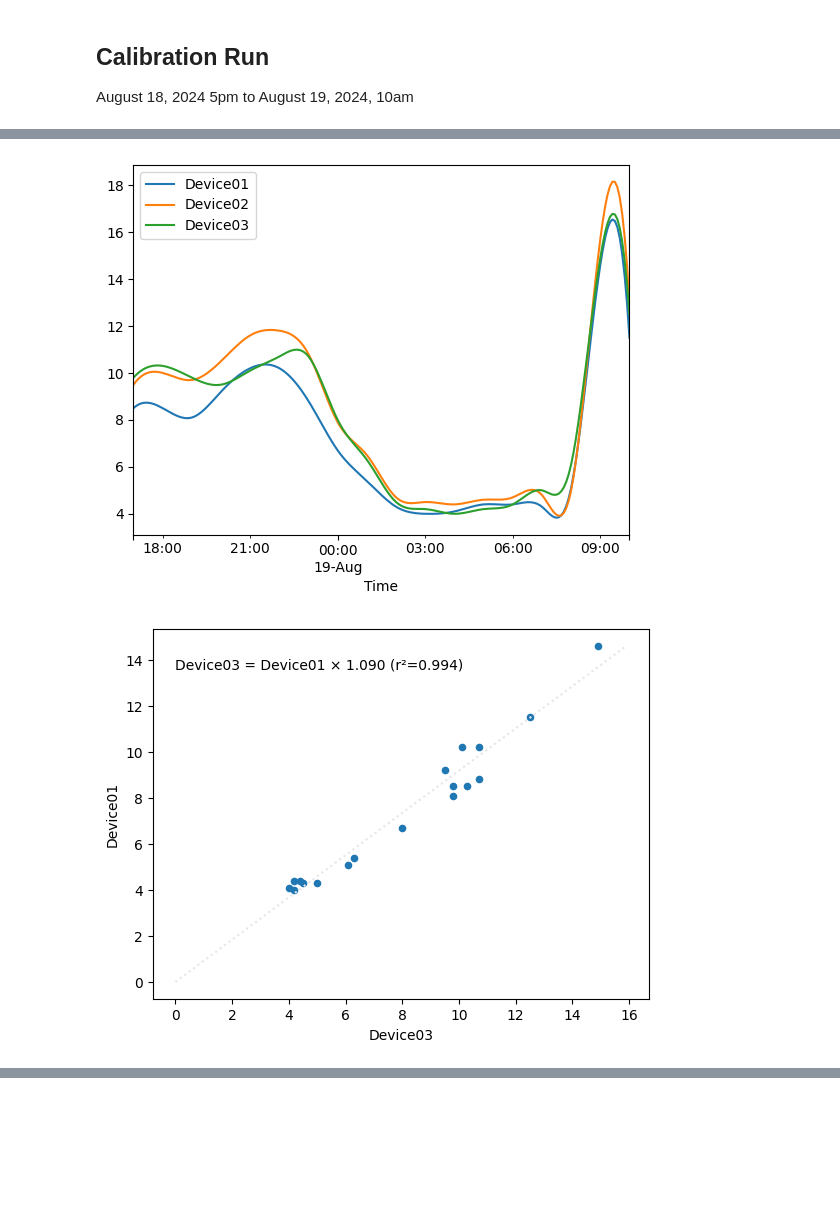
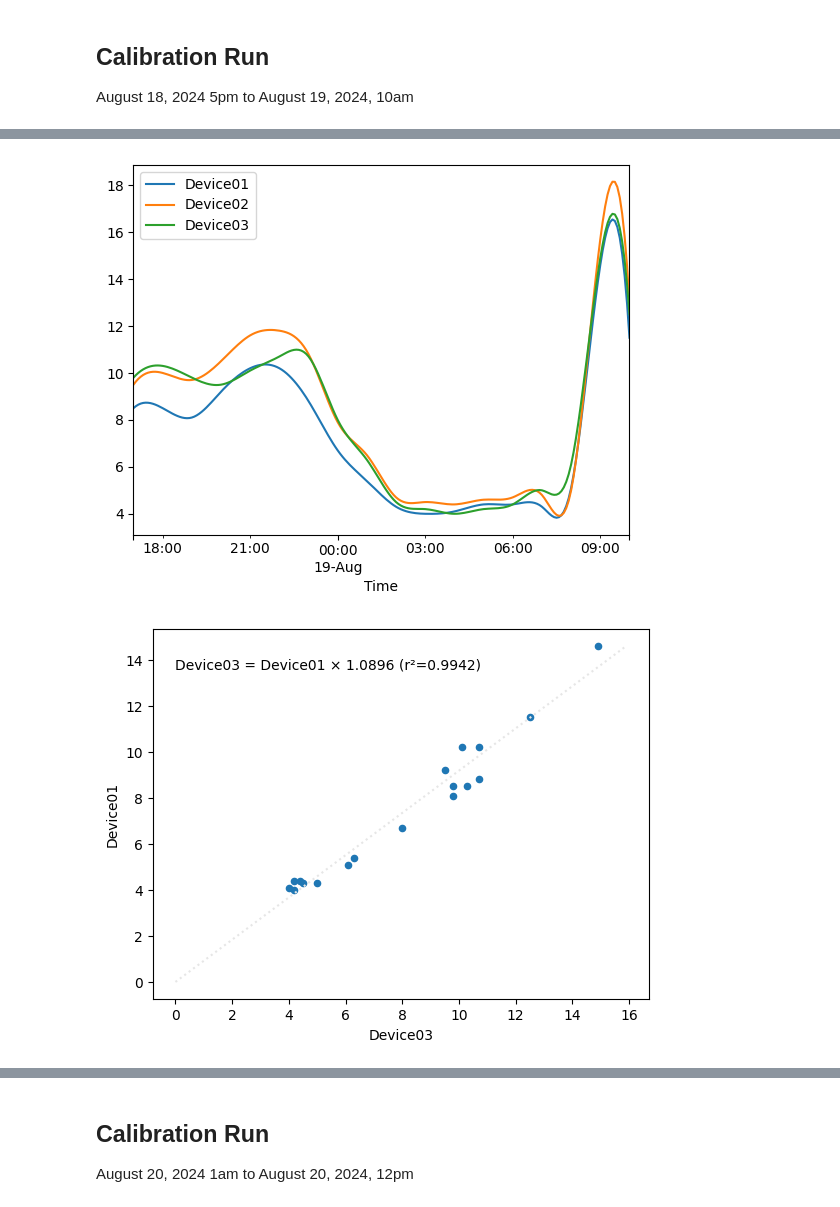
Before and after one commit to jackgene/trellis-aq, a Jupyter notebook: Sensor Calibration.ipynb, the cells around one changed output, grey strips where cells are left out. Cells and saved outputs as stored; diff of their text form; code cells hidden in the pictures; blank space fills up the shorter version.

Commit message:
Include part of second calibration run.

```diff
--- a/Sensor Calibration.ipynb
+++ b/Sensor Calibration.ipynb
@@ -18,7 +18,7 @@ def calculate_adjustment(df: pd.DataFrame, dst: str, src: str):
     max_src = df[src].max()
     ax = df.plot.scatter(dst, src)
     ax.plot([0, max_src * coefficient], [0, max_src], color="0.9", linestyle="dotted")
-    ax.text(x=0, y =max_src - 1, s=f"{dst} = {src} × {coefficient:.3f} (r²={regression.rsquared:.3f})")
+    ax.text(x=0, y =max_src - 1, s=f"{dst} = {src} × {coefficient:.4f} (r²={regression.rsquared:.4f})")
 # %%
 %run "Common.ipynb"
 # %% [markdown]
@@ -29,9 +29,10 @@ start_incl = datetime.datetime.fromisoformat("2024-08-18T17:00:00+08.00")
 end_excl = datetime.datetime.fromisoformat("2024-08-19T11:00:00+08.00")
 times = [start_incl + datetime.timedelta(hours=h) for h in range(int((end_excl - start_incl).total_seconds() / 60 / 60))]
 dfs = [grp.reset_index(level=0, drop=True).rename(columns={"PM2.5(ug/m³)": f"Device{dev}"}) for dev, grp in df.loc[(slice(None), times), ["PM2.5(ug/m³)"]].groupby(level=0)]
-pivoted_df = reduce(lambda l, r: l.join(r), dfs)
+pm25_df = reduce(lambda l, r: l.join(r), dfs)
 
-_ = pivoted_df.resample("5min").interpolate(method="cubic").plot()
-calculate_adjustment(pivoted_df, "Device03", "Device01")
-calculate_adjustment(pivoted_df, "Device03", "Device02")
+display(pm25_df)
+pm25_df.resample("5min").interpolate(method="cubic").plot()
+calculate_adjustment(pm25_df, "Device03", "Device01")
+calculate_adjustment(pm25_df, "Device03", "Device02")
 # %% [output]
@@ -38,2 +57,2 @@ calculate_adjustment(pivoted_df, "Device03", "Device02")
 [figure]
-[figure, old version]
+[figure, new version]
@@ -40,0 +59,3 @@ calculate_adjustment(pivoted_df, "Device03", "Device02")
+# %% [markdown]
+## Calibration Run
+August 20, 2024 1am to August 20, 2024, 12pm
```
Also changed, not shown: parts of 2 cells of this notebook, 6 other files.
